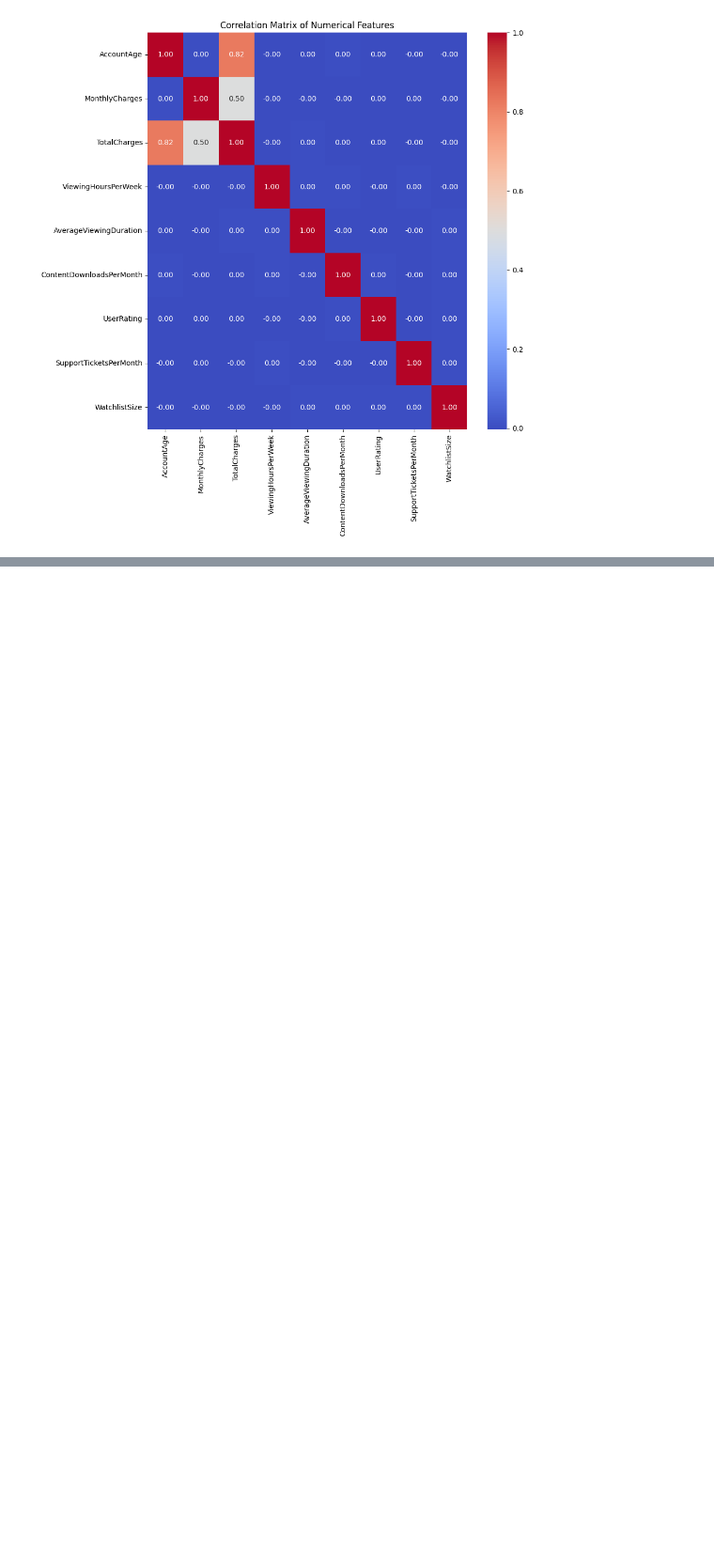
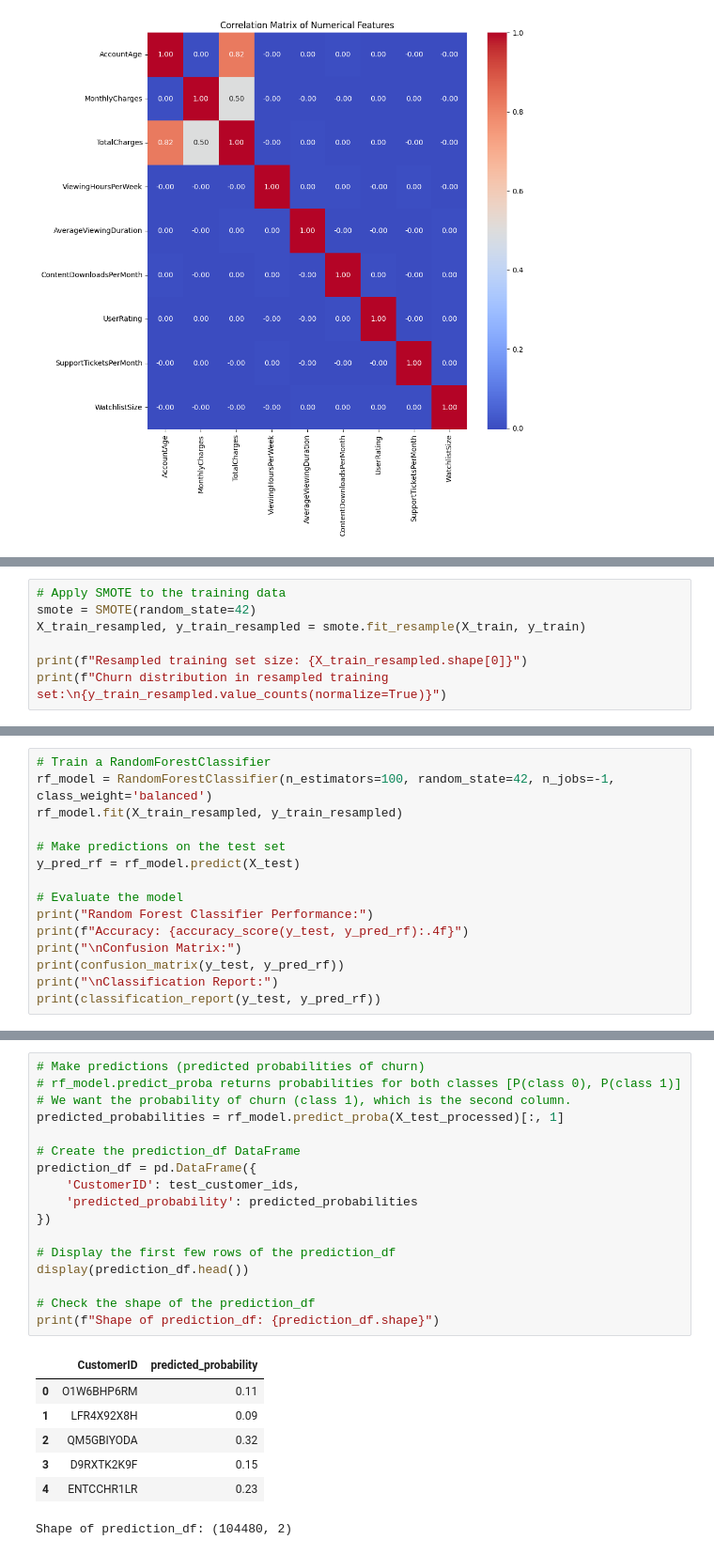
Before and after one commit to Vickayo04/Machine_Learning-Projects, a Jupyter notebook: ChurnPrediction_Challenge.ipynb, the cells around one changed output, grey strips where cells are left out. Shown at 94% size. Cells and saved outputs as stored; diff of their text form; blank space fills up the shorter version.

```diff
--- a/ChurnPrediction_Challenge.ipynb
+++ b/ChurnPrediction_Challenge.ipynb
@@ -167,0 +323,7 @@ plt.show()
+# %%
+# Apply SMOTE to the training data
+smote = SMOTE(random_state=42)
+X_train_resampled, y_train_resampled = smote.fit_resample(X_train, y_train)
+
+print(f"Resampled training set size: {X_train_resampled.shape[0]}")
+print(f"Churn distribution in resampled training set:\n{y_train_resampled.value_counts(normalize=True)}")
@@ -167,0 +339,15 @@ plt.show()
+# %%
+# Train a RandomForestClassifier
+rf_model = RandomForestClassifier(n_estimators=100, random_state=42, n_jobs=-1, class_weight='balanced')
+rf_model.fit(X_train_resampled, y_train_resampled)
+
+# Make predictions on the test set
+y_pred_rf = rf_model.predict(X_test)
+
+# Evaluate the model
+print("Random Forest Classifier Performance:")
+print(f"Accuracy: {accuracy_score(y_test, y_pred_rf):.4f}")
+print("\nConfusion Matrix:")
+print(confusion_matrix(y_test, y_pred_rf))
+print("\nClassification Report:")
+print(classification_report(y_test, y_pred_rf))
@@ -167,0 +404,25 @@ plt.show()
+# %%
+# Make predictions (predicted probabilities of churn)
+# rf_model.predict_proba returns probabilities for both classes [P(class 0), P(class 1)]
+# We want the probability of churn (class 1), which is the second column.
+predicted_probabilities = rf_model.predict_proba(X_test_processed)[:, 1]
+
+# Create the prediction_df DataFrame
+prediction_df = pd.DataFrame({
+    'CustomerID': test_customer_ids,
+    'predicted_probability': predicted_probabilities
+})
+
+# Display the first few rows of the prediction_df
+display(prediction_df.head())
+
+# Check the shape of the prediction_df
+print(f"Shape of prediction_df: {prediction_df.shape}")
+# %% [output]
+|  | CustomerID | predicted_probability |
+| 0 | O1W6BHP6RM | 0.11 |
+| 1 | LFR4X92X8H | 0.09 |
+| 2 | QM5GBIYODA | 0.32 |
+| 3 | D9RXTK2K9F | 0.15 |
+| 4 | ENTCCHR1LR | 0.23 |
+Shape of prediction_df: (104480, 2)
```
Also changed, not shown: parts of 17 cells of this notebook.
